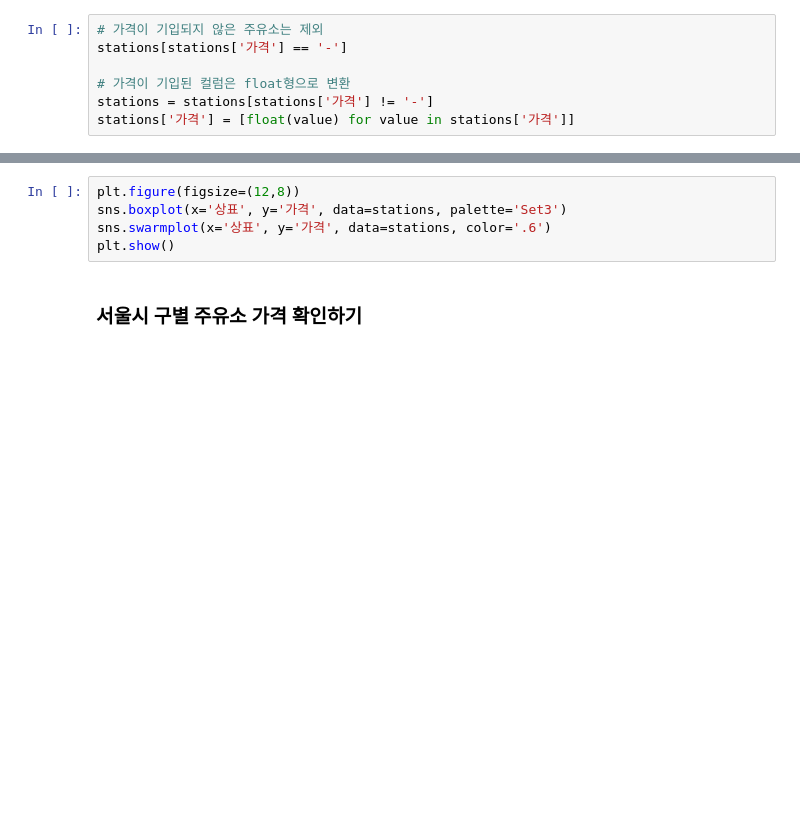
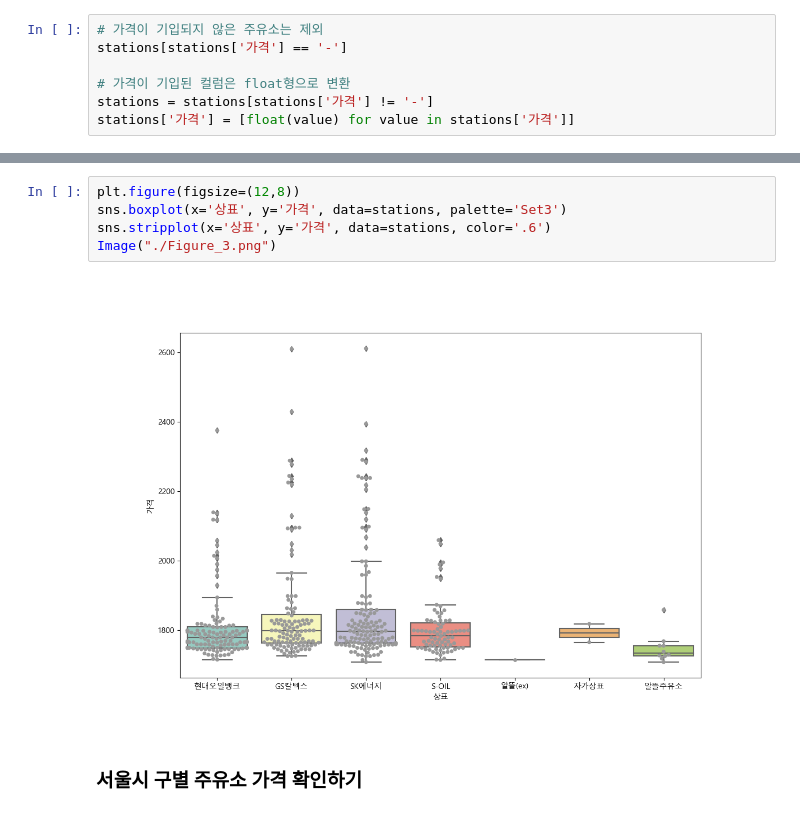
Before and after one commit to dawoonyoon/analysis-practice, a Jupyter notebook: Feb/셀프_주유소.ipynb, the cells around one changed output, grey strips where cells are left out. Saved outputs shown, nothing was run; the diff lists cells and outputs as text; blank space fills up the shorter version.

```diff
--- a/Feb/셀프_주유소.ipynb
+++ b/Feb/셀프_주유소.ipynb
@@ -126,8 +111,10 @@ plt.show()
 # %%
 plt.figure(figsize=(12,8))
 sns.boxplot(x='상표', y='가격', data=stations, palette='Set3')
-sns.swarmplot(x='상표', y='가격', data=stations, color='.6')
-plt.show()
+sns.stripplot(x='상표', y='가격', data=stations, color='.6')
+Image("./Figure_3.png")
+# %% [output]
+[figure, added]
 # %% [markdown]
 ### 서울시 구별 주유소 가격 확인하기
 # %%
```
Also changed, not shown: parts of 14 cells of this notebook.
